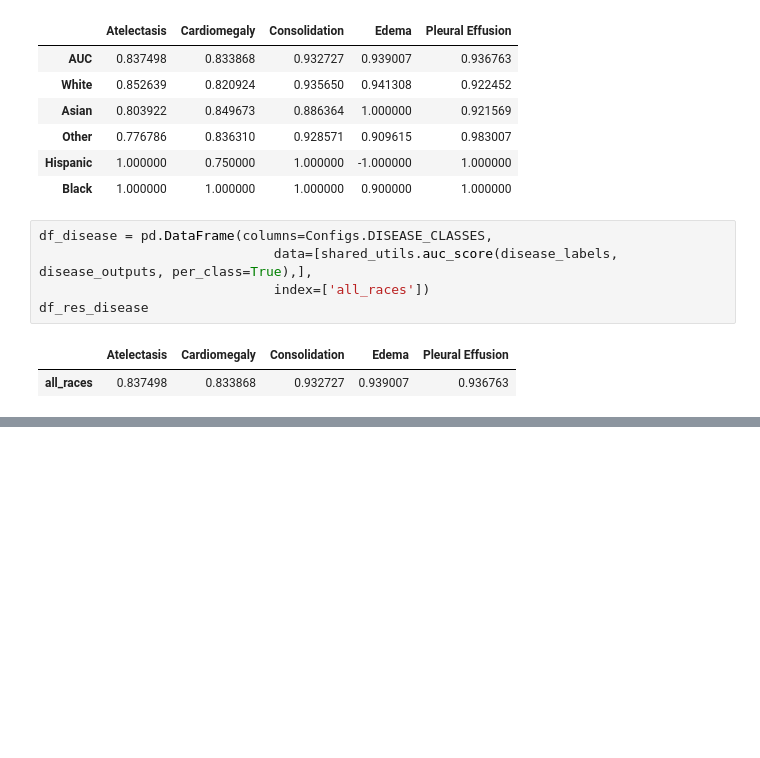
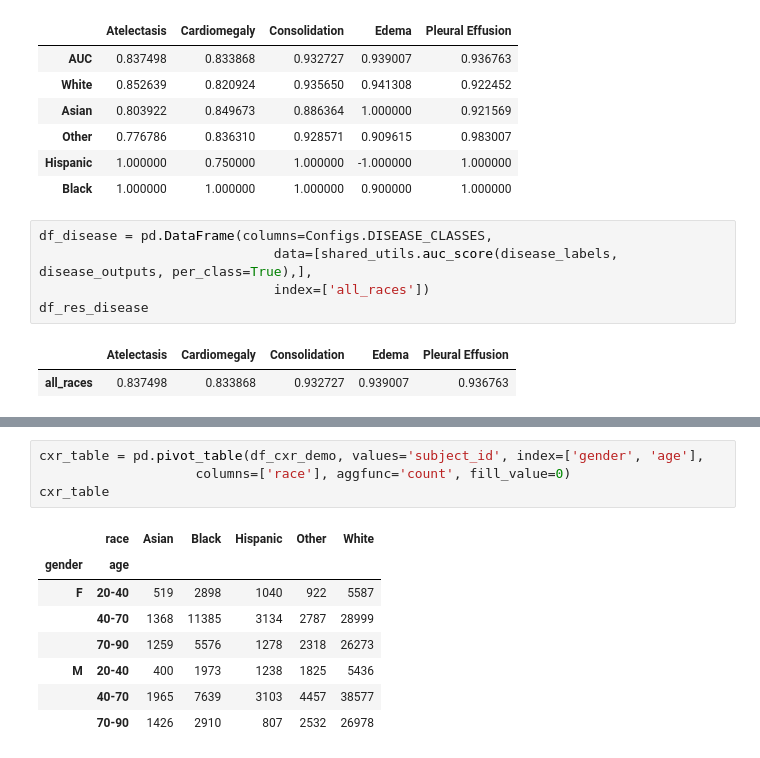
Before and after one commit to SharonPeled/racial-effect-in-radiographs-interpretation, a Jupyter notebook: evaluation.ipynb, the cells around one changed output, grey strips where cells are left out. Drawn from its saved outputs; the diff is of its cells as text; blank space fills up the shorter version.

```diff
--- a/evaluation.ipynb
+++ b/evaluation.ipynb
@@ -248,0 +364,13 @@ df_res_disease
+# %%
+cxr_table = pd.pivot_table(df_cxr_demo, values='subject_id', index=['gender', 'age'],
+                    columns=['race'], aggfunc='count', fill_value=0)
+cxr_table
+# %% [output]
+|  | race | Asian | Black | Hispanic | Other | White |
+| gender | age |  |  |  |  |  |
+| F | 20-40 | 519 | 2898 | 1040 | 922 | 5587 |
+|  | 40-70 | 1368 | 11385 | 3134 | 2787 | 28999 |
+|  | 70-90 | 1259 | 5576 | 1278 | 2318 | 26273 |
+| M | 20-40 | 400 | 1973 | 1238 | 1825 | 5436 |
+|  | 40-70 | 1965 | 7639 | 3103 | 4457 | 38577 |
+|  | 70-90 | 1426 | 2910 | 807 | 2532 | 26978 |
```
Also changed, not shown: parts of 21 cells of this notebook, 8 other files.
